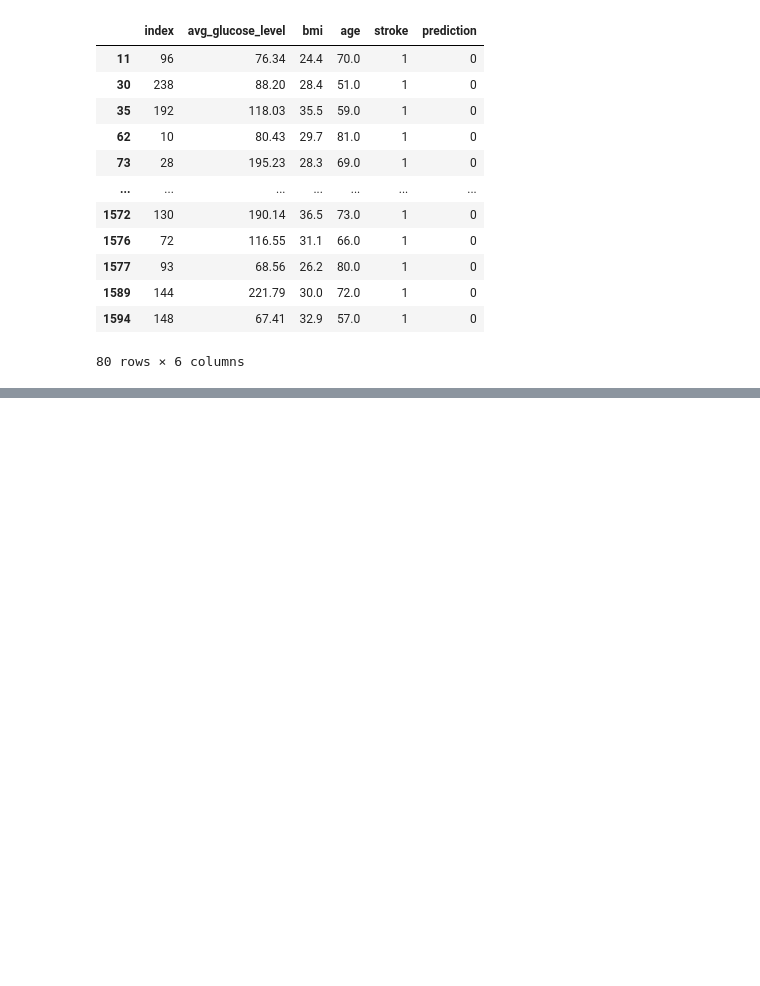
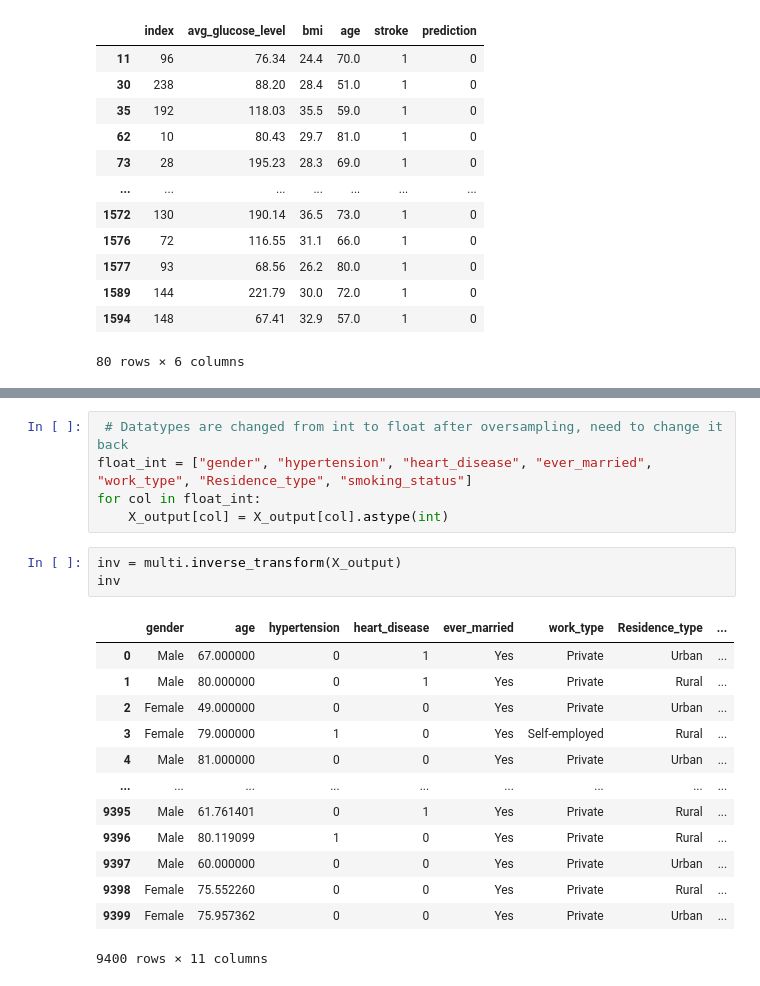
Before and after one commit to lrnz-asnprs/stroke-prediction-project, a Jupyter notebook: notebooks/laurenz-notebook.ipynb, the cells around one changed output, grey strips where cells are left out. Cells and saved outputs as stored; diff of their text form; blank space fills up the shorter version.

```diff
--- a/notebooks/laurenz-notebook.ipynb
+++ b/notebooks/laurenz-notebook.ipynb
@@ -466,0 +608,22 @@ df_results[df_results["stroke"] == 1]
+# %%
+ # Datatypes are changed from int to float after oversampling, need to change it back
+float_int = ["gender", "hypertension", "heart_disease", "ever_married", "work_type", "Residence_type", "smoking_status"]
+for col in float_int:
+    X_output[col] = X_output[col].astype(int)
+# %%
+inv = multi.inverse_transform(X_output)
+inv
+# %% [output]
+|  | gender | age | hypertension | heart_disease | ever_married | work_type | Residence_type | ... |
+| 0 | Male | 67.000000 | 0 | 1 | Yes | Private | Urban | ... |
+| 1 | Male | 80.000000 | 0 | 1 | Yes | Private | Rural | ... |
+| 2 | Female | 49.000000 | 0 | 0 | Yes | Private | Urban | ... |
+| 3 | Female | 79.000000 | 1 | 0 | Yes | Self-employed | Rural | ... |
+| 4 | Male | 81.000000 | 0 | 0 | Yes | Private | Urban | ... |
+| ... | ... | ... | ... | ... | ... | ... | ... | ... |
+| 9395 | Male | 61.761401 | 0 | 1 | Yes | Private | Rural | ... |
+| 9396 | Male | 80.119099 | 1 | 0 | Yes | Private | Rural | ... |
+| 9397 | Male | 60.000000 | 0 | 0 | Yes | Private | Urban | ... |
+| 9398 | Female | 75.552260 | 0 | 0 | Yes | Private | Rural | ... |
+| 9399 | Female | 75.957362 | 0 | 0 | Yes | Private | Urban | ... |
+9400 rows × 11 columns
```
Also changed, not shown: parts of 22 cells of this notebook, 3 other files.
